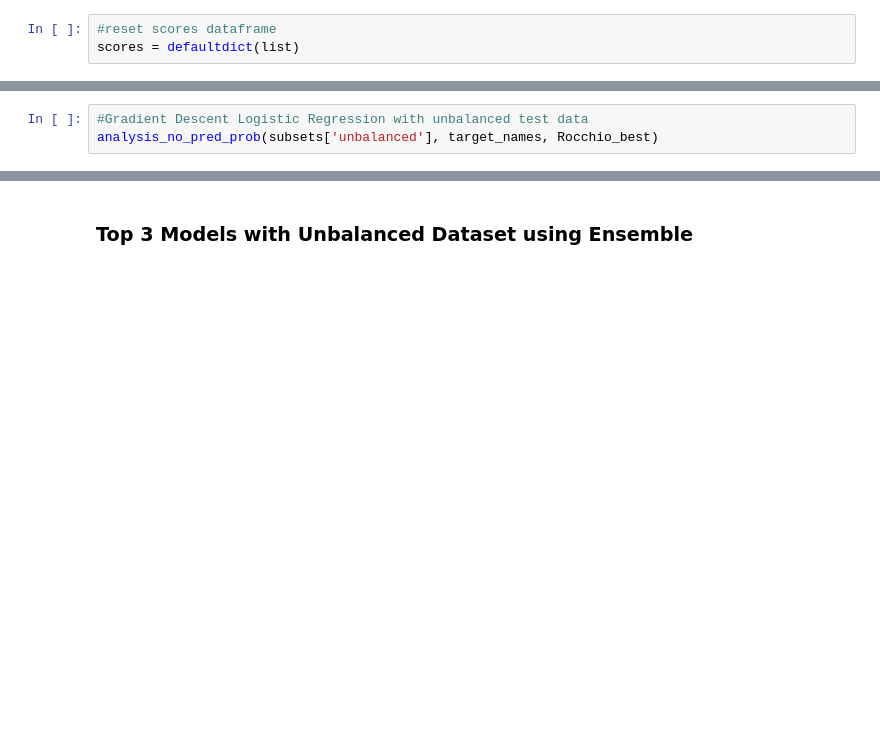
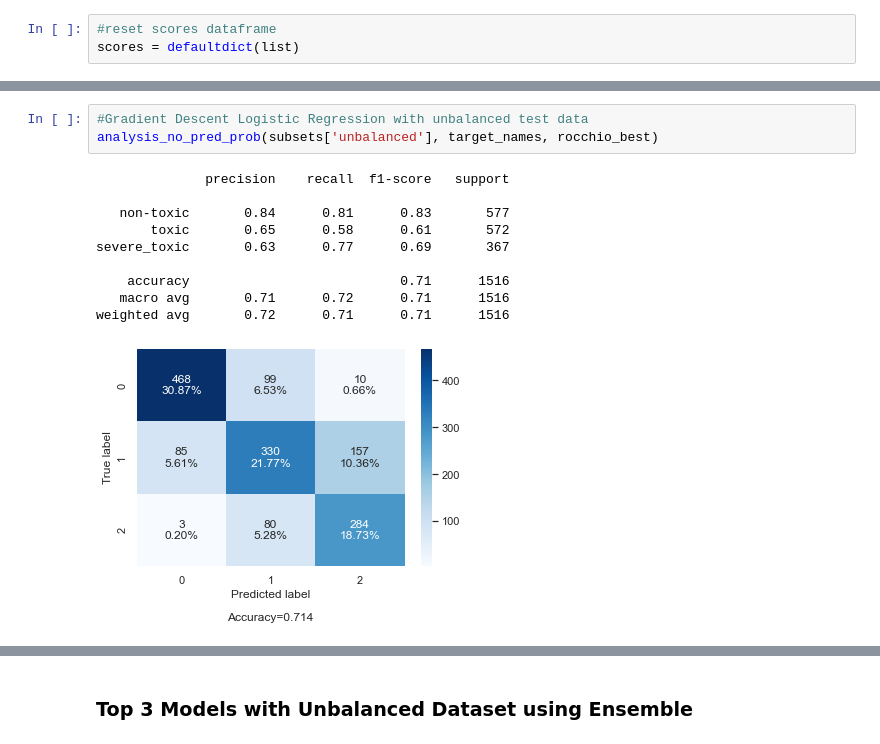
Before and after one commit to jjbocek/ToxicApp, a Jupyter notebook: Final_Project/Toxic_App_Main.ipynb, the cells around one changed output, grey strips where cells are left out. Cells and saved outputs as stored; diff of their text form; blank space fills up the shorter version.

```diff
--- a/Final_Project/Toxic_App_Main.ipynb
+++ b/Final_Project/Toxic_App_Main.ipynb
@@ -802,6 +945,17 @@ analysis(subsets['unbalanced'], target_names, Tfidf_NB_best, y_score1)
 # %%
 #Gradient Descent Logistic Regression with unbalanced test data
-analysis_no_pred_prob(subsets['unbalanced'], target_names, Rocchio_best)
+analysis_no_pred_prob(subsets['unbalanced'], target_names, rocchio_best)
+# %% [output]
+              precision    recall  f1-score   support
+
+   non-toxic       0.84      0.81      0.83       577
+       toxic       0.65      0.58      0.61       572
+severe_toxic       0.63      0.77      0.69       367
+
+    accuracy                           0.71      1516
+   macro avg       0.71      0.72      0.71      1516
+weighted avg       0.72      0.71      0.71      1516
+[figure, added]
 # %%
 #Rocchio with unbalanced test data
 analysis_no_pred_prob(subsets['unbalanced'], target_names, Logistic_best)
```
Also changed, not shown: parts of 27 cells of this notebook.
